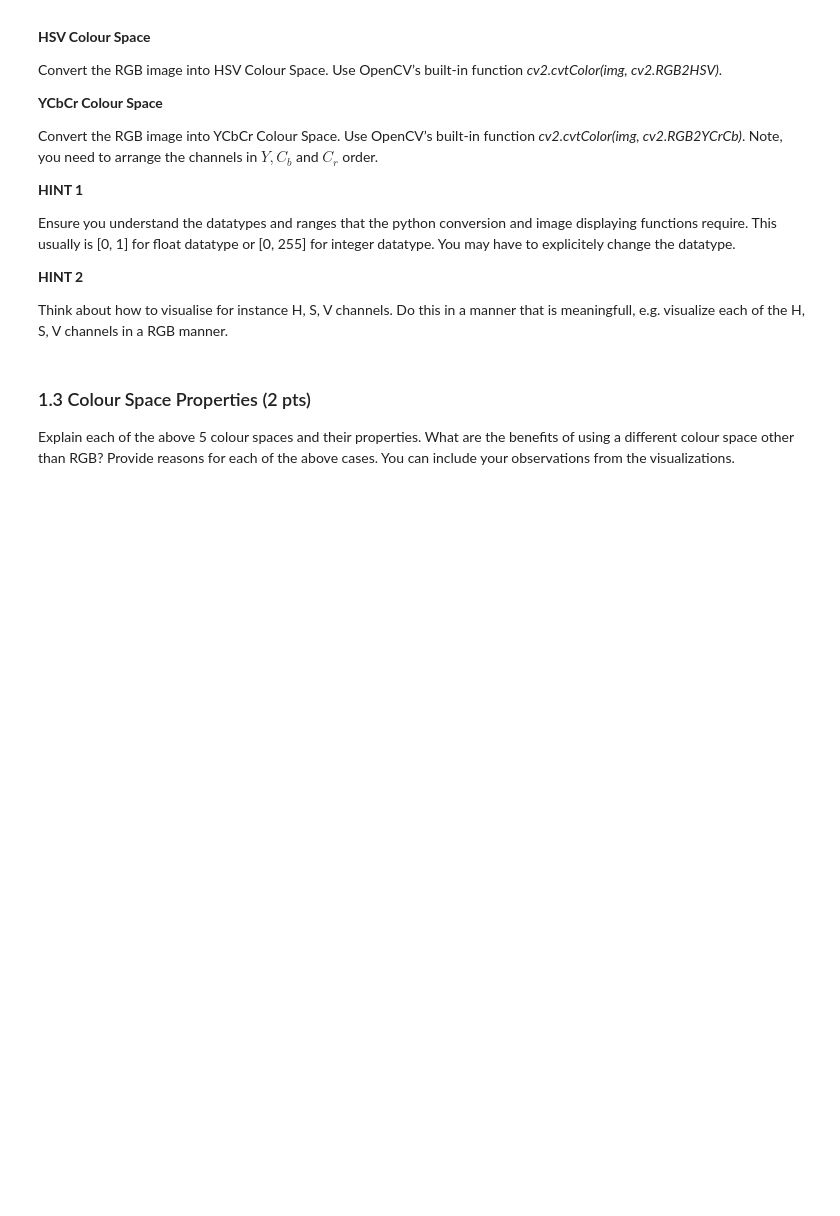
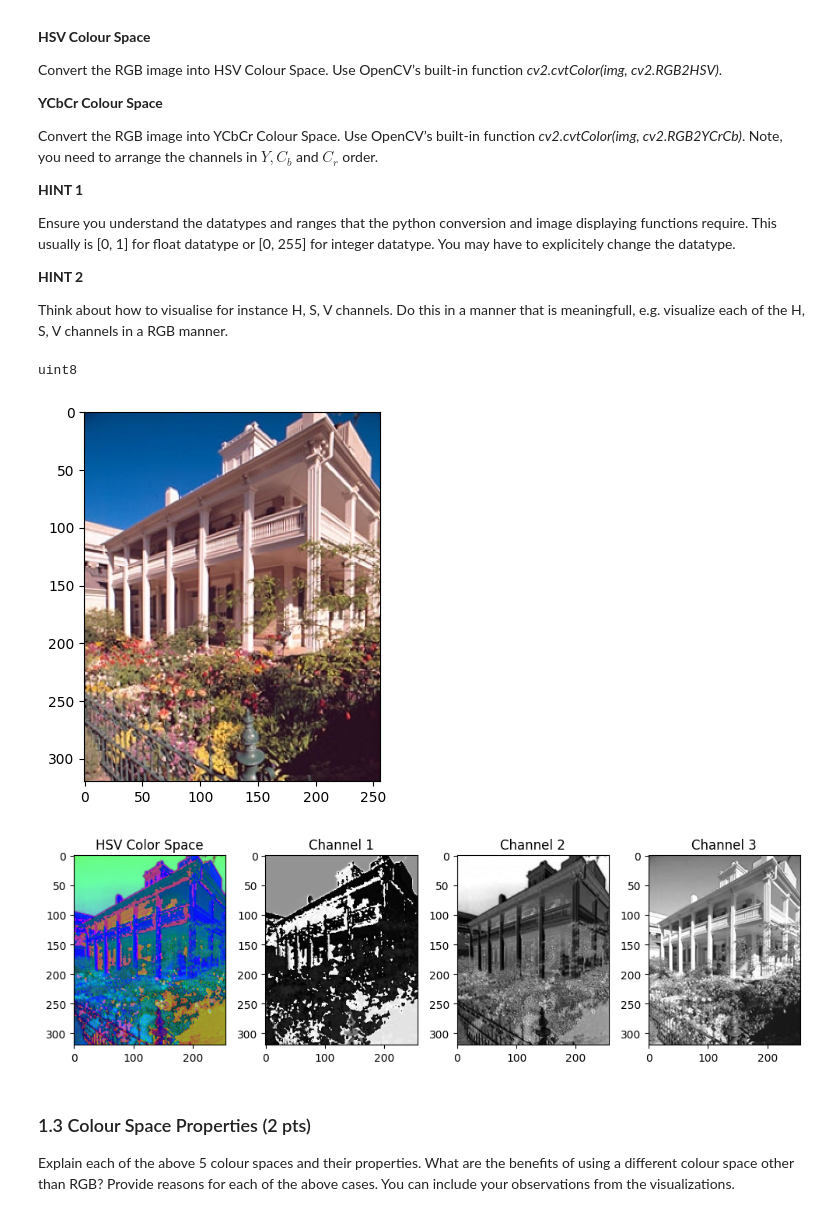
Before and after one commit to danilotpnta/computer_vission1, a Jupyter notebook: Lab1/CV1_Lab1_Students.ipynb, the cells around one changed output. Cells and saved outputs as stored; diff of their text form; code cells hidden in the pictures; blank space fills up the shorter version.

Commit message:
add visualize fun

```diff
--- a/Lab1/CV1_Lab1_Students.ipynb
+++ b/Lab1/CV1_Lab1_Students.ipynb
@@ -160,7 +168,23 @@ def visualize(input_image, new_image, colourpace='rgb'):
 
     # YOUR CODE HERE
 
-    raise NotImplementedError
+    # number of channels
+    num_ch = input_image.shape[2]
+
+    # Display new_image
+    plt.figure(figsize=(10, 5))
+    plt.subplot(1, num_ch + 1, 1)  # (row,col, display_im row=1 col=1)
+    plt.imshow(new_image)
+    plt.title(f'{colourpace.upper()} Color Space')
+
+    # Display all channels from new_image
+    for i in range(num_ch):
+        plt.subplot(1, num_ch + 1, i + 2)
+        plt.imshow(new_image[:, :, i], cmap='gray')
+        plt.title(f'Channel {i + 1}')
+
+    plt.tight_layout()
+    plt.show()
 # %%
 def ConvertColourSpace(input_image, colourspace):
     '''
@@ -190,13 +214,11 @@ def ConvertColourSpace(input_image, colourspace):
 
     elif colourspace.lower() == 'hsv':
         # use built-in function from opencv
-        # YOUR CODE HERE
-        pass
+        new_image = cv2.cvtColor(input_image.astype(np.uint8), cv2.COLOR_BGR2HSV)
 
     elif colourspace.lower() == 'ycbcr':
         # use built-in function from opencv
-        # YOUR CODE HERE
-        pass
+        new_image = cv2.cvtColor(input_image, cv2.COLOR_BGR2YCR_CB)
 
     elif colourspace.lower() == 'gray':
         # fill in the rgb2grays function
@@ -207,6 +229,20 @@ def ConvertColourSpace(input_image, colourspace):
         new_image = input_image
 
     return new_image
+# %%
+input_image = cv2.imread('./images/awb/awb.jpg')
+print(input_image.dtype)
+input_image_rgb = cv2.cvtColor(input_image, cv2.COLOR_BGR2RGB)
+plt.figure()
+plt.imshow(input_image_rgb)
+
+new_image = ConvertColourSpace(input_image, 'hsv')
+
+visualize(input_image, new_image, 'hsv')
+# %% [output]
+uint8
+[figure, added]
+[figure, added]
 # %% [markdown]
 ### 1.3 Colour Space Properties (2 pts)
 
```
Also changed, not shown: parts of 2 cells of this notebook.
